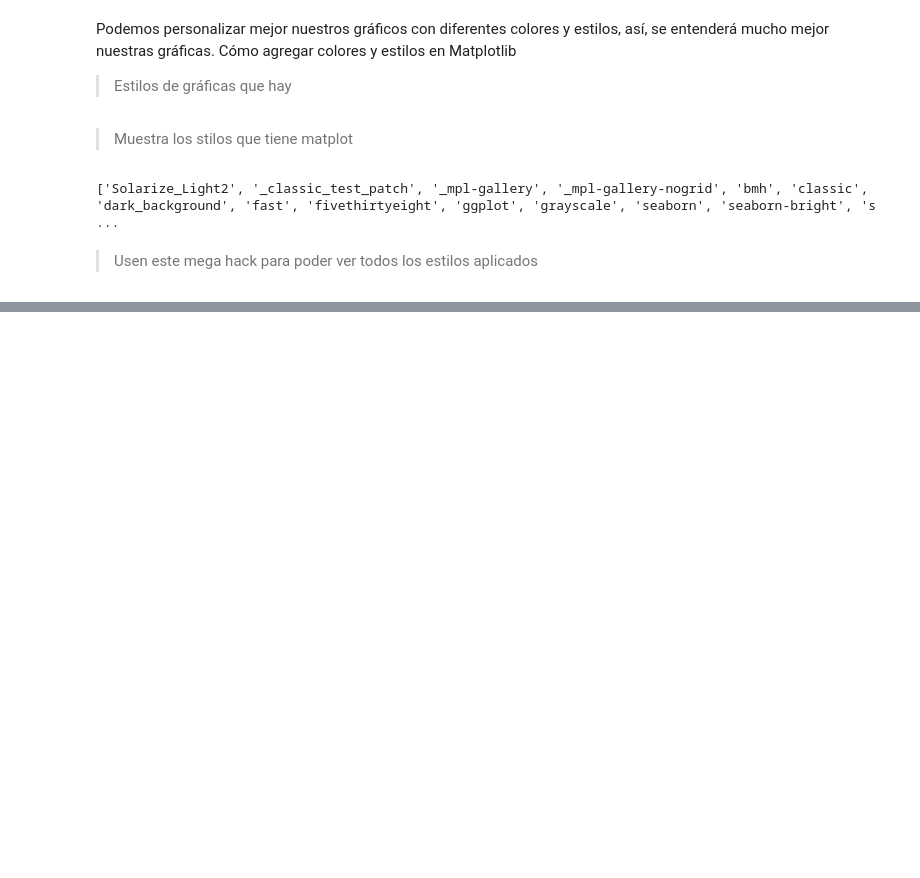
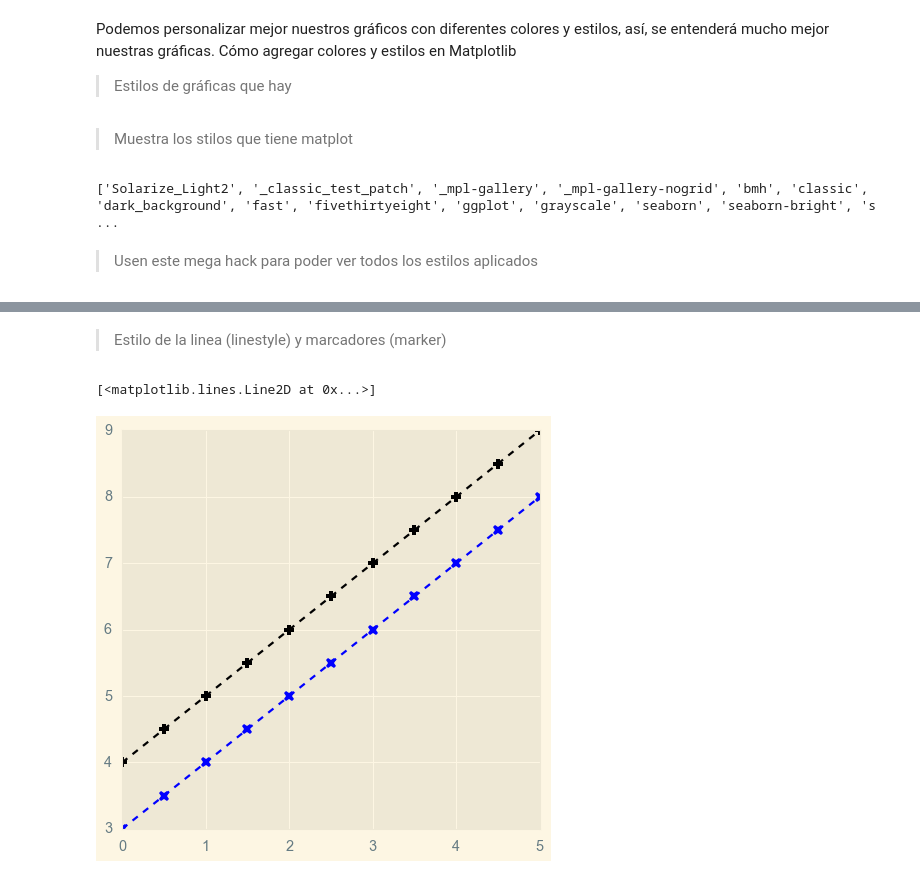
Before and after one commit to hasturseven/visualizacionDatos, a Jupyter notebook: ColoresAndStilos.ipynb, the cells around one changed output, grey strips where cells are left out. Drawn from its saved outputs; the diff is of its cells as text; code cells hidden in the pictures; blank space fills up the shorter version.

```diff
--- a/ColoresAndStilos.ipynb
+++ b/ColoresAndStilos.ipynb
@@ -40,0 +79,9 @@ for i in plt.style.available:
+# %% [markdown]
+>Estilo de la linea (linestyle) y marcadores (marker)
+# %%
+fig, ax = plt.subplots(figsize = (6,6))
+ax.plot(x,x+3,color = 'blue', linestyle = 'dashed', marker = 'X')
+ax.plot(x,x+4, color = 'black',linestyle = '--', marker = 'P')
+# %% [output]
+[<matplotlib.lines.Line2D at 0x...>]
+[figure, added]
```
Also changed, not shown: parts of 11 cells of this notebook, 3 other files.
